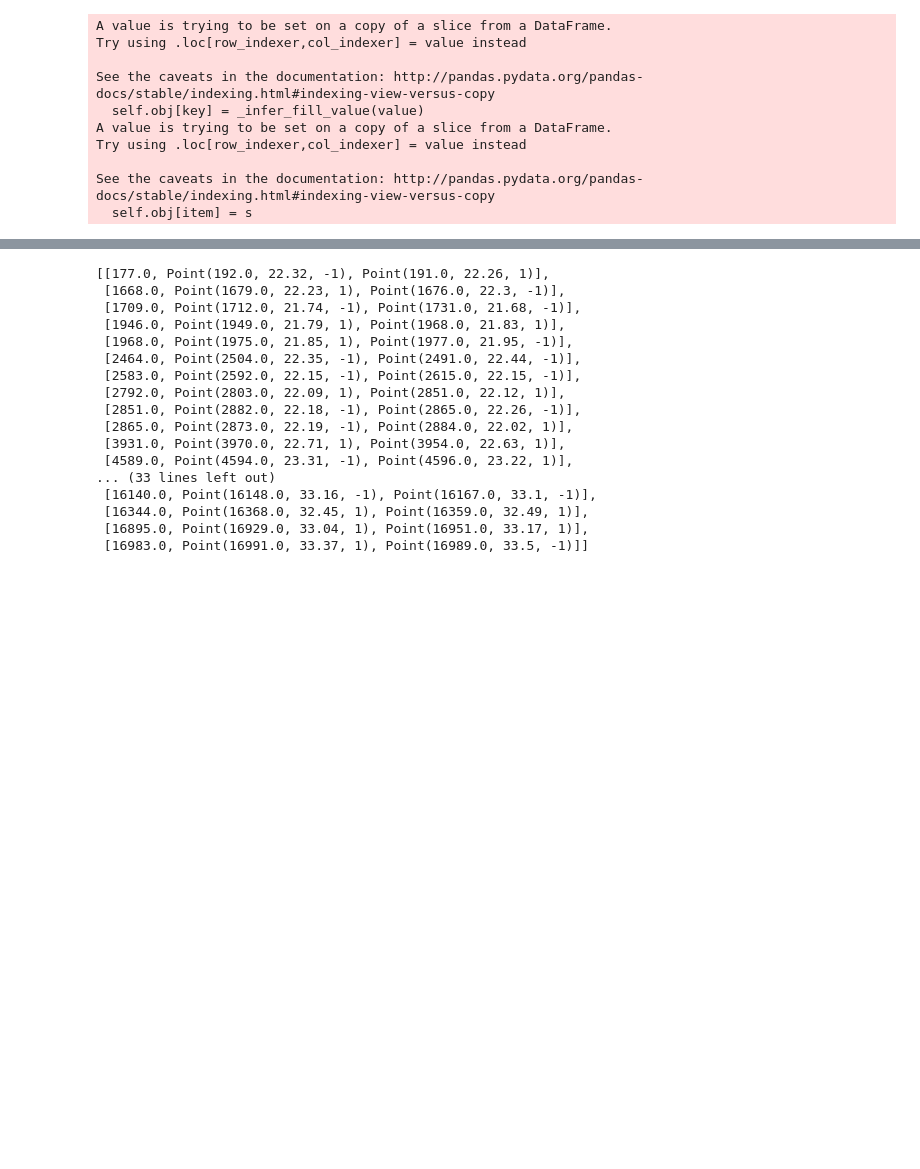
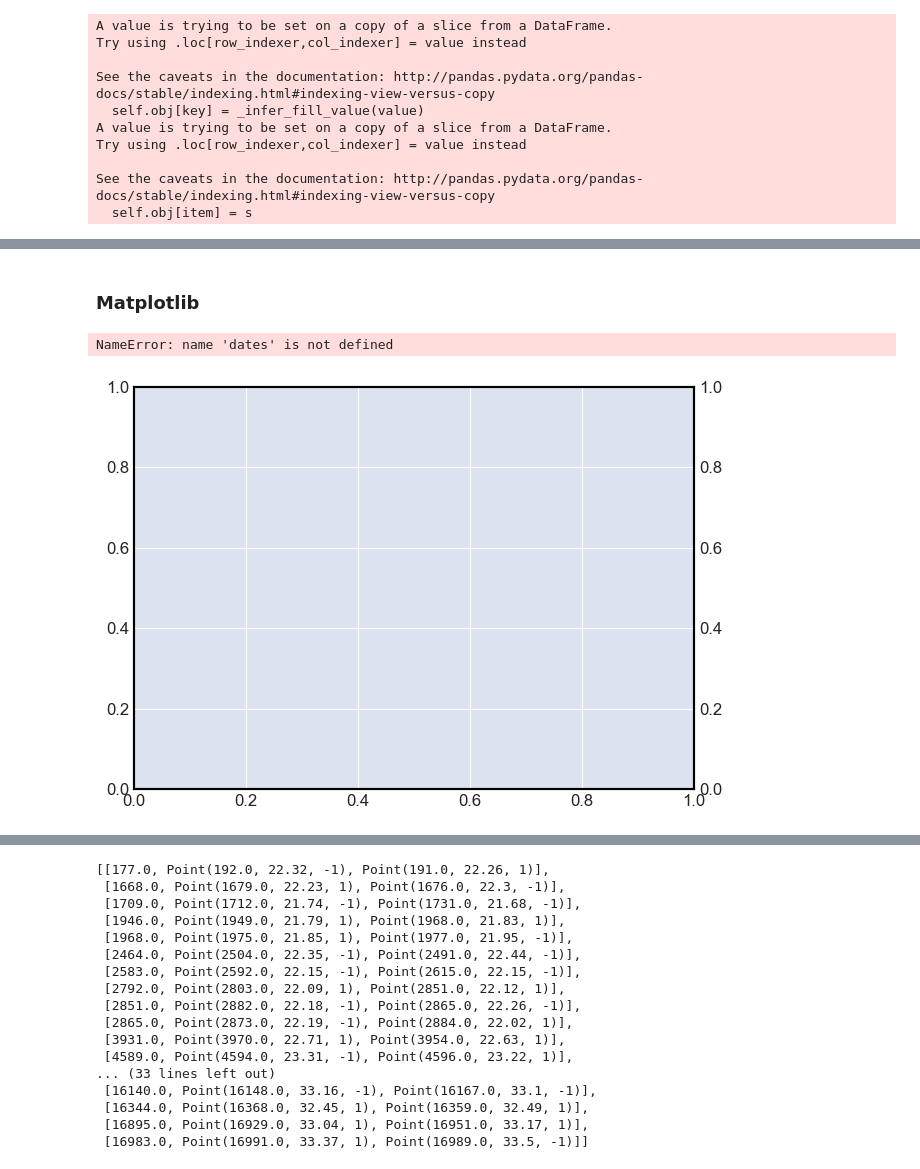
Before and after one commit to Audrey-Zhang/trading, a Jupyter notebook: LayerModel5.ipynb, the cells around one changed output, grey strips where cells are left out. Drawn from its saved outputs; the diff is of its cells as text; code cells hidden in the pictures; blank space fills up the shorter version.

```diff
--- a/LayerModel5.ipynb
+++ b/LayerModel5.ipynb
@@ -329,0 +319,2 @@ df_out.to_excel('data_csv\\lv0.xlsx')
+# %% [markdown]
+### Matplotlib
@@ -329,0 +326,9 @@ df_out.to_excel('data_csv\\lv0.xlsx')
+# %%
+dt = dt_df.iloc[:20]
+dt = dt[['open', 'high', 'low','close']]
+dt.index.name = 'Date'
+# %%
+mpf.plot(dt, type='candle')
+# %% [output]
+NameError: name 'dates' is not defined
+[figure, added]
```
Also changed, not shown: parts of 26 cells of this notebook, 2 other files.
